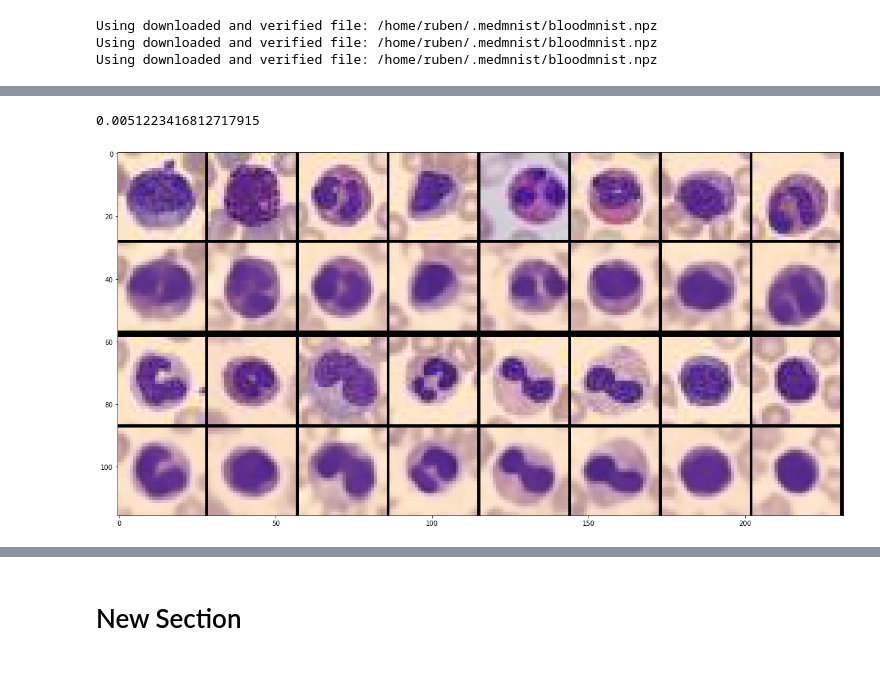
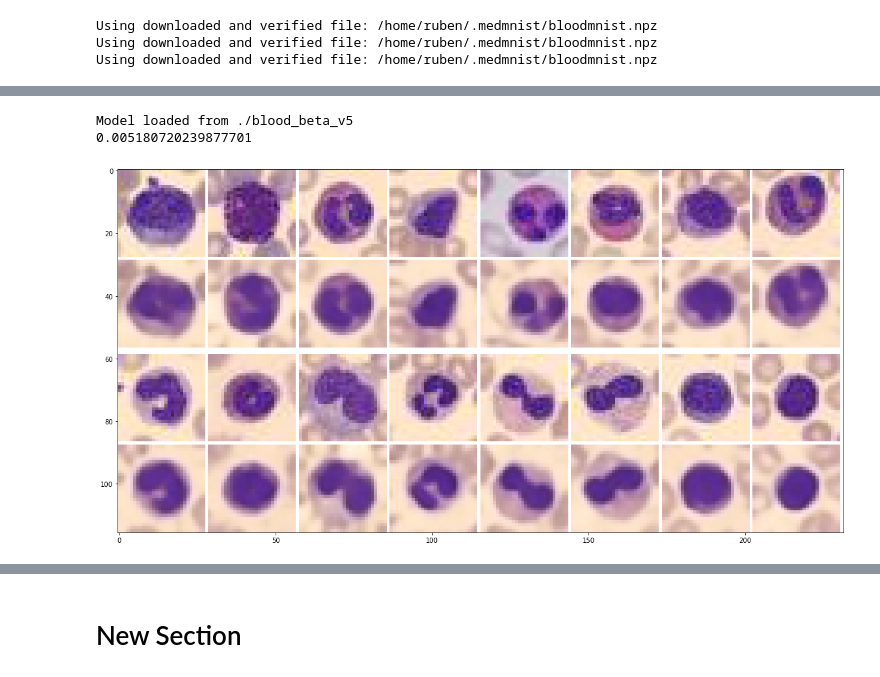
Before and after one commit to RuHae/TGM_Project, a Jupyter notebook: Code/playbook.ipynb, the cells around one changed output, grey strips where cells are left out. Saved outputs shown, nothing was run; the diff lists cells and outputs as text; code cells hidden in the pictures.

```diff
--- a/Code/playbook.ipynb
+++ b/Code/playbook.ipynb
@@ -27,7 +30,7 @@ from utils import load_dataset
 # from basic_vae import VariationalAutoencoder
 # %%
-data_flag = 'pathmnist'
-# data_flag = 'bloodmnist'
+# data_flag = 'pathmnist'
+data_flag = 'bloodmnist'
 # data_flag = 'organamnist'
 train_dataset, test_dataset, train_loader,_, _ = load_dataset(data_flag, 64, True)
 # data_flag = 'organcmnist'
@@ -62,4 +57,6 @@ vae = VariationalAutoencoder(latent_dims, mode="beta_vae", channels=3).to(device
 # vae.train(train_loader, lr=0.0001, epochs=10, device=device)
 # plot_latent(vae, train_loader)
 # %%
-vae.train(train_loader, lr=0.00001, epochs=10, device=device)
+# vae.train(train_loader, lr=0.001, epochs=40, device=device)
+# vae.train(train_loader, lr=0.0001, epochs=40, device=device)
+# vae.train(train_loader, lr=0.00001, epochs=10, device=device)
@@ -81,6 +65,7 @@ Model safed to ./blood_beta_v5
 # %%
-# vae.load_from_file(path="./blood_beta_v2")
+vae.load_from_file(path="./blood_beta_v5")
 _ = plot_real_vs_constructed(vae, test_dataset, device)
 # %% [output]
-0.0051223416812717915
+Model loaded from ./blood_beta_v5
+0.005180720239877701
-[figure, old version]
+[figure, new version]
```
Also changed, not shown: parts of 13 cells of this notebook, 4 other files.
